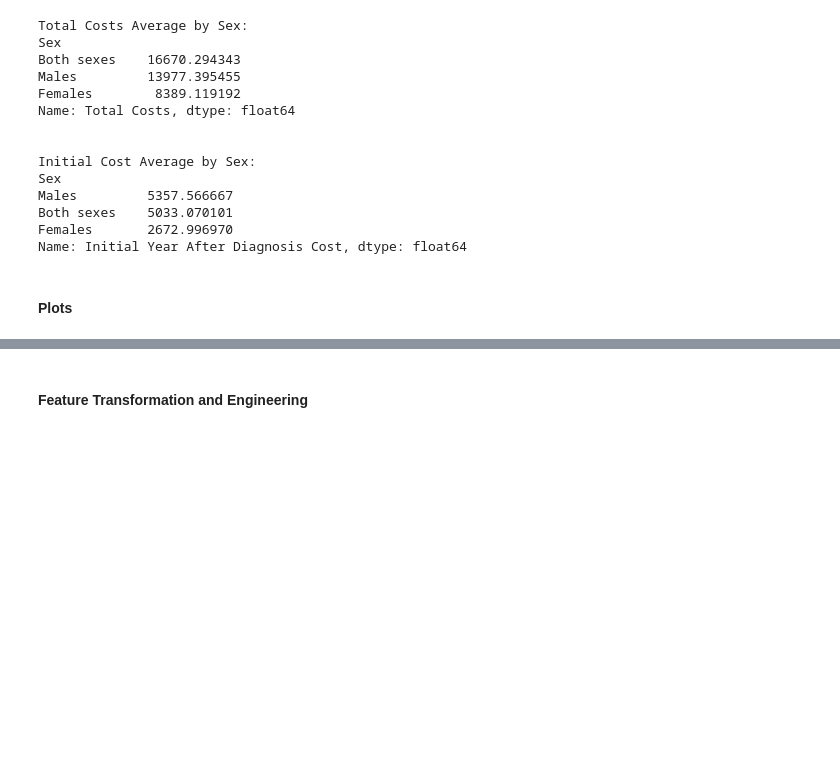
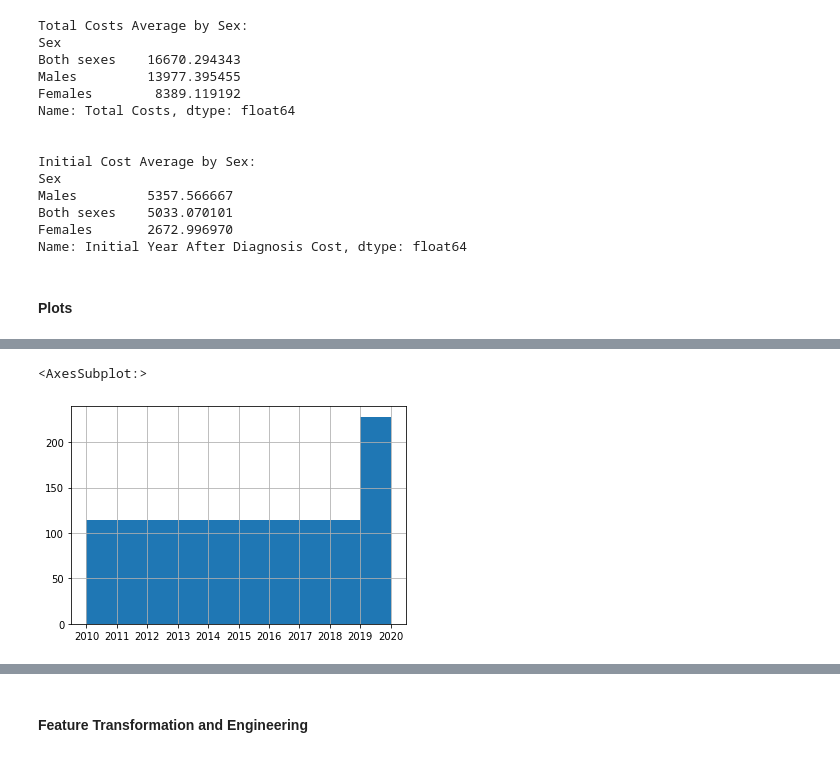
Before and after one commit to WickedoneC/Healthcare, a Jupyter notebook: Total_Insurance_Cost/Cleaning_EDA.ipynb, the cells around one changed output, grey strips where cells are left out. Cells and saved outputs as stored; diff of their text form; code cells hidden in the pictures; blank space fills up the shorter version.

```diff
--- a/Total_Insurance_Cost/Cleaning_EDA.ipynb
+++ b/Total_Insurance_Cost/Cleaning_EDA.ipynb
@@ -435,2 +439,7 @@ Name: Initial Year After Diagnosis Cost, dtype: float64
 # %%
 # freq plot of year
+# %%
+df['Year'].hist()
+# %% [output]
+<AxesSubplot:>
+[figure, added]
```
Also changed, not shown: parts of 34 cells of this notebook.
